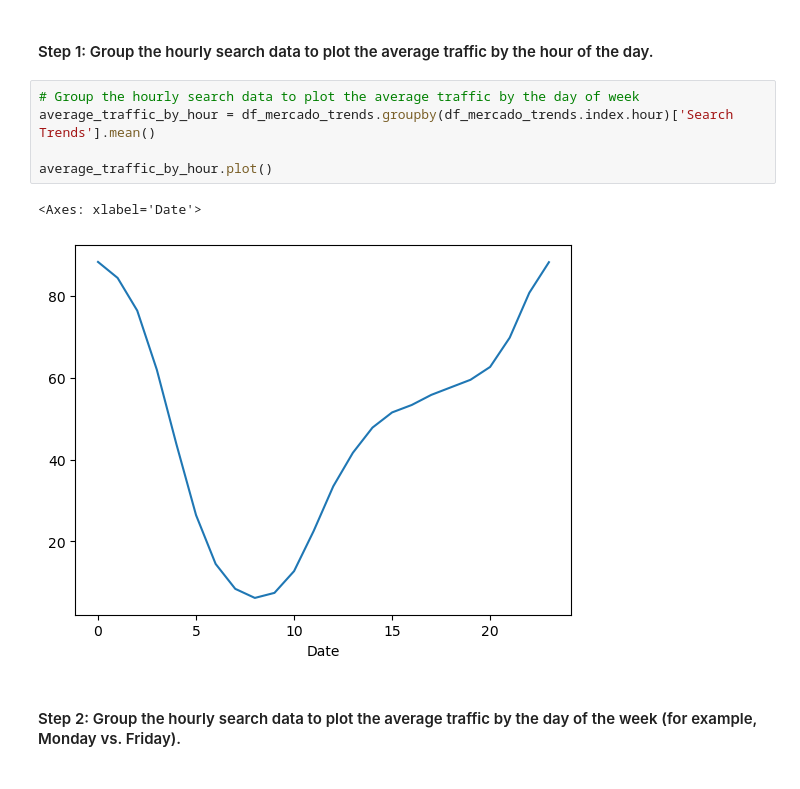
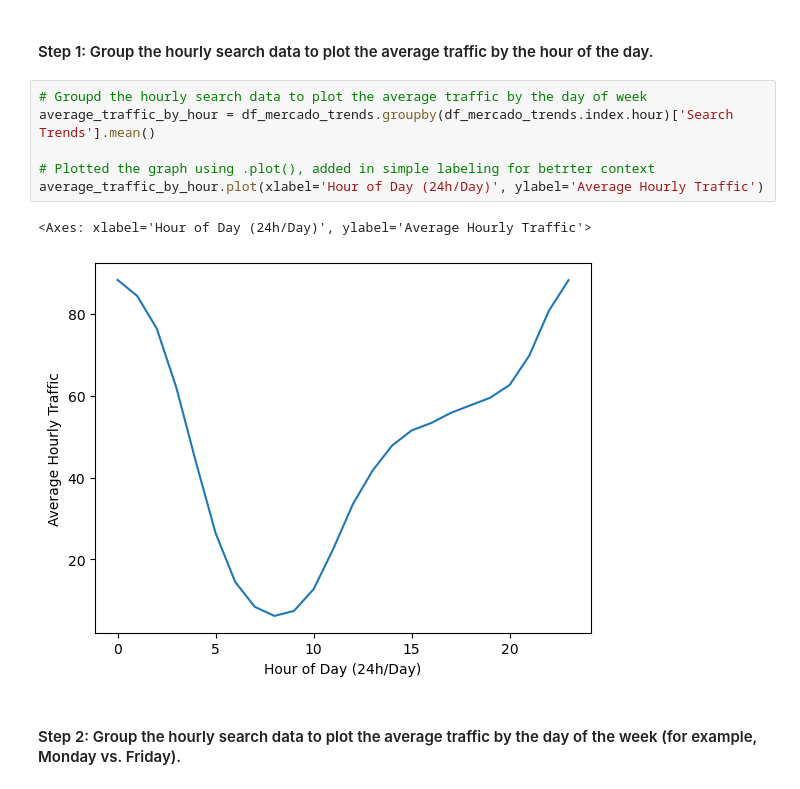
Before and after one commit to SAG-GithubApprentice/prophet-challenge, a Jupyter notebook: forecasting_net_prophet.ipynb, the cells around one changed output. Drawn from its saved outputs; the diff is of its cells as text.

```diff
--- a/forecasting_net_prophet.ipynb
+++ b/forecasting_net_prophet.ipynb
@@ -164,13 +162,14 @@ To that end, you want to mine the search traffic data for predictable seasonal p
 # %% [markdown]
 #### Step 1: Group the hourly search data to plot the average traffic by the hour of the day.
 # %%
-# Group the hourly search data to plot the average traffic by the day of week
+# Groupd the hourly search data to plot the average traffic by the day of week
 average_traffic_by_hour = df_mercado_trends.groupby(df_mercado_trends.index.hour)['Search Trends'].mean()
 
-average_traffic_by_hour.plot()
+# Plotted the graph using .plot(), added in simple labeling for betrter context
+average_traffic_by_hour.plot(xlabel='Hour of Day (24h/Day)', ylabel='Average Hourly Traffic')
 # %% [output]
-<Axes: xlabel='Date'>
+<Axes: xlabel='Hour of Day (24h/Day)', ylabel='Average Hourly Traffic'>
-[figure, old version]
+[figure, new version]
 # %% [markdown]
 #### Step 2: Group the hourly search data to plot the average traffic by the day of the week (for example, Monday vs. Friday).
 # %%
```
Also changed, not shown: parts of 32 cells of this notebook.
